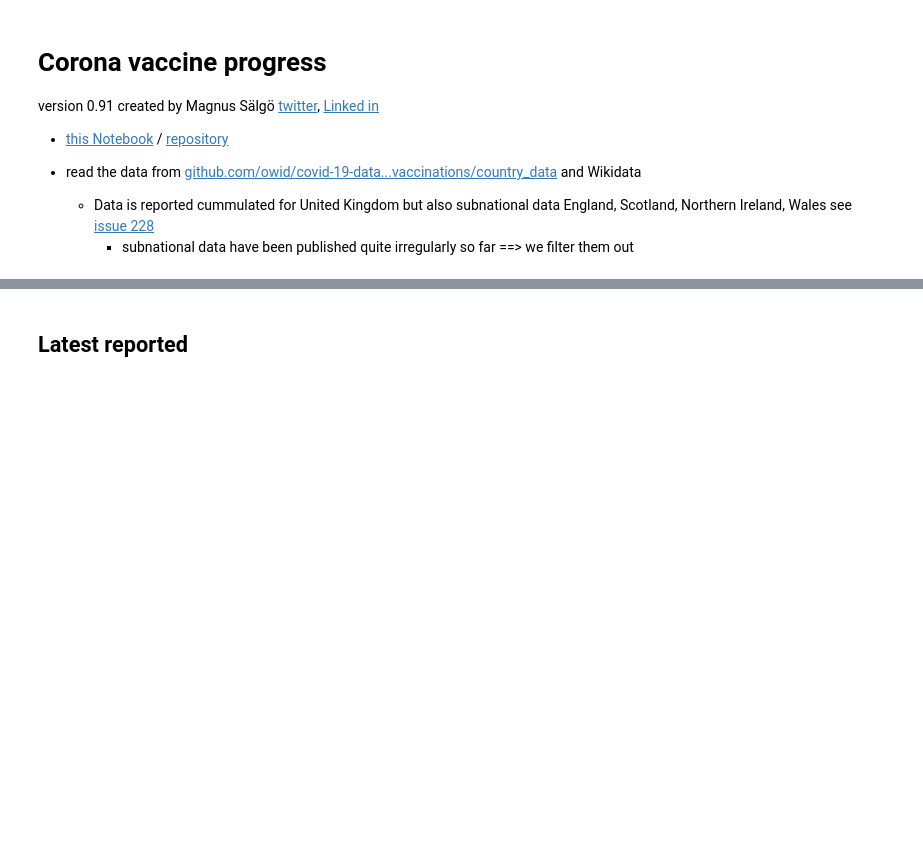
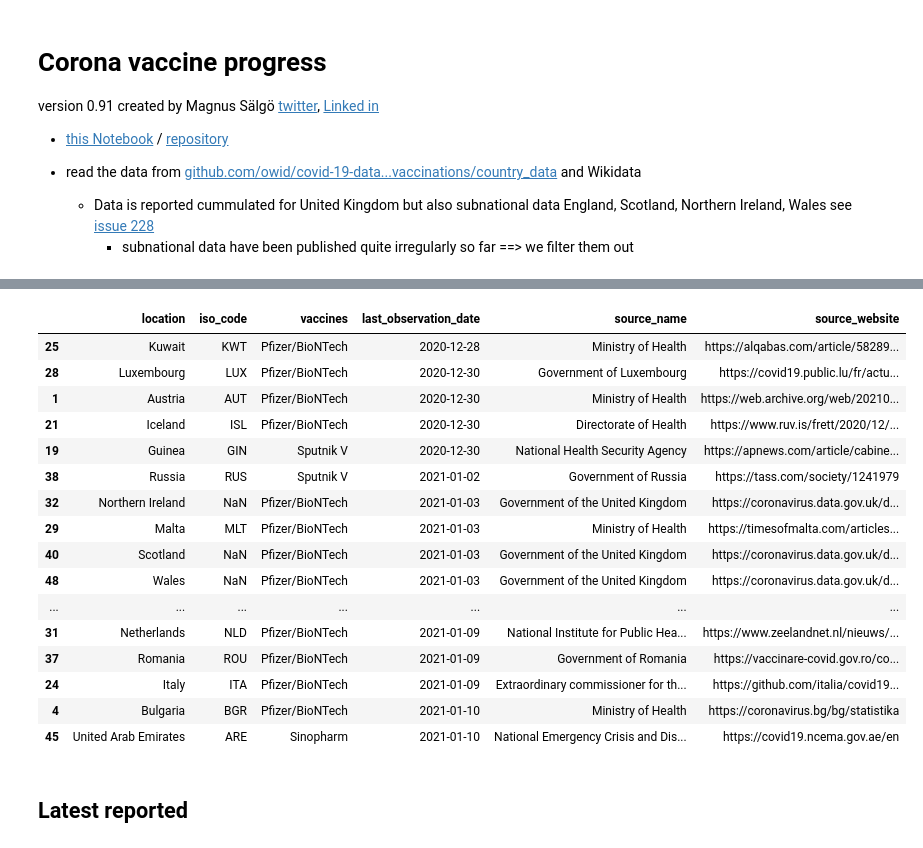
Before and after one commit to salgo60/CoronaVaccinationCheck, a Jupyter notebook: Check Corona Vaccination.ipynb, the cells around one changed output, grey strips where cells are left out. Saved outputs shown, nothing was run; the diff lists cells and outputs as text; code cells hidden in the pictures; blank space fills up the shorter version.

```diff
--- a/Check Corona Vaccination.ipynb
+++ b/Check Corona Vaccination.ipynb
@@ -46,6 +44,27 @@ countries_csv
 | 46 | United Kingdom | GBR | Pfizer/BioNTech | 2021-01-03 | Government of the United Kingdom | https://coronavirus.data.gov.uk/d... |
 | 47 | United States | USA | Moderna, Pfizer/BioNTech | 2021-01-08 | Centers for Disease Control and P... | https://covid.cdc.gov/covid-data-... |
 | 48 | Wales | NaN | Pfizer/BioNTech | 2021-01-03 | Government of the United Kingdom | https://coronavirus.data.gov.uk/d... |
+# %%
+#order by last updated ascending
+countries_csv.sort_values(by=['last_observation_date'])
+# %% [output]
+|  | location | iso_code | vaccines | last_observation_date | source_name | source_website |
+| 25 | Kuwait | KWT | Pfizer/BioNTech | 2020-12-28 | Ministry of Health | https://alqabas.com/article/58289... |
+| 28 | Luxembourg | LUX | Pfizer/BioNTech | 2020-12-30 | Government of Luxembourg | https://covid19.public.lu/fr/actu... |
+| 1 | Austria | AUT | Pfizer/BioNTech | 2020-12-30 | Ministry of Health | https://web.archive.org/web/20210... |
+| 21 | Iceland | ISL | Pfizer/BioNTech | 2020-12-30 | Directorate of Health | https://www.ruv.is/frett/2020/12/... |
+| 19 | Guinea | GIN | Sputnik V | 2020-12-30 | National Health Security Agency | https://apnews.com/article/cabine... |
+| 38 | Russia | RUS | Sputnik V | 2021-01-02 | Government of Russia | https://tass.com/society/1241979 |
+| 32 | Northern Ireland | NaN | Pfizer/BioNTech | 2021-01-03 | Government of the United Kingdom | https://coronavirus.data.gov.uk/d... |
+| 29 | Malta | MLT | Pfizer/BioNTech | 2021-01-03 | Ministry of Health | https://timesofmalta.com/articles... |
+| 40 | Scotland | NaN | Pfizer/BioNTech | 2021-01-03 | Government of the United Kingdom | https://coronavirus.data.gov.uk/d... |
+| 48 | Wales | NaN | Pfizer/BioNTech | 2021-01-03 | Government of the United Kingdom | https://coronavirus.data.gov.uk/d... |
+| ... | ... | ... | ... | ... | ... | ... |
+| 31 | Netherlands | NLD | Pfizer/BioNTech | 2021-01-09 | National Institute for Public Hea... | https://www.zeelandnet.nl/nieuws/... |
+| 37 | Romania | ROU | Pfizer/BioNTech | 2021-01-09 | Government of Romania | https://vaccinare-covid.gov.ro/co... |
+| 24 | Italy | ITA | Pfizer/BioNTech | 2021-01-09 | Extraordinary commissioner for th... | https://github.com/italia/covid19... |
+| 4 | Bulgaria | BGR | Pfizer/BioNTech | 2021-01-10 | Ministry of Health | https://coronavirus.bg/bg/statistika |
+| 45 | United Arab Emirates | ARE | Sinopharm | 2021-01-10 | National Emergency Crisis and Dis... | https://covid19.ncema.gov.ae/en |
 # %% [markdown]
 ## Latest reported
 # %%
```
Also changed, not shown: parts of 15 cells of this notebook, 17 other files.
